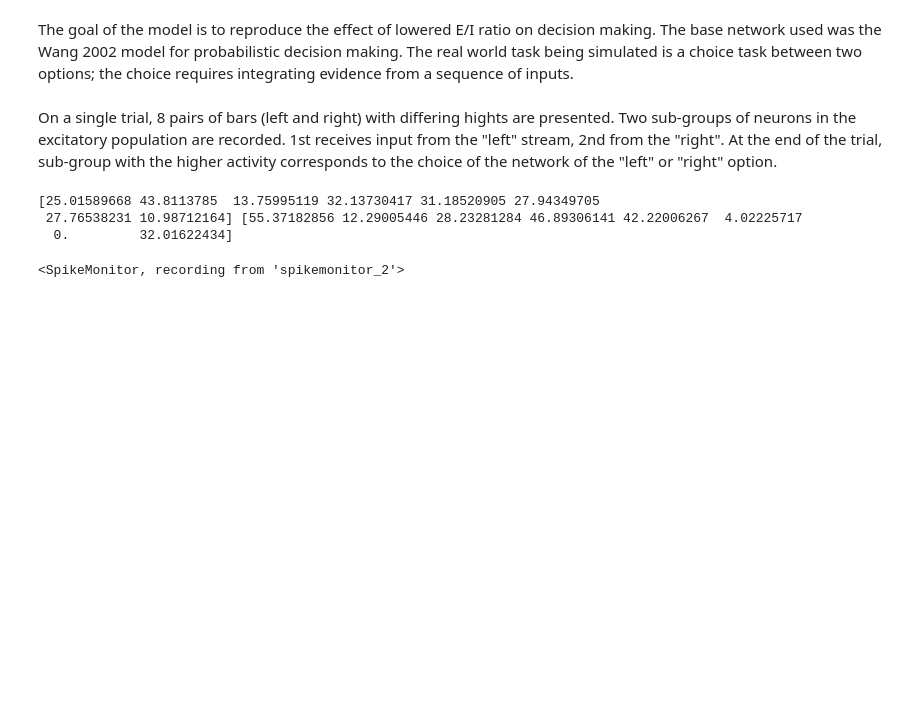
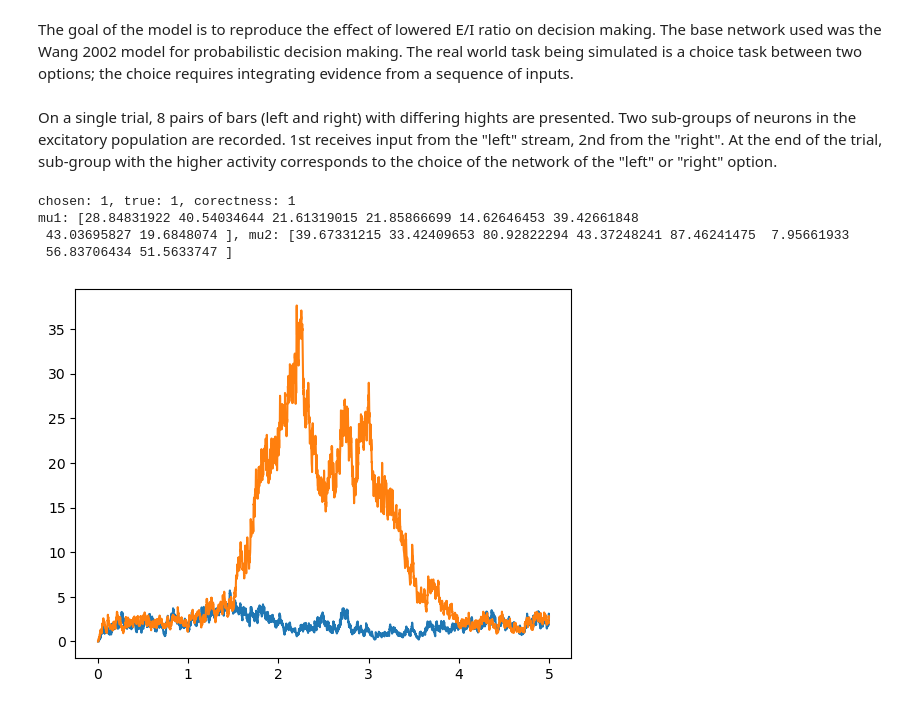
Before and after one commit to alessandrodipiano/brain-modelling-project, a Jupyter notebook: monkey_paper/run_model.ipynb, the cells around one changed output. Drawn from its saved outputs; the diff is of its cells as text; code cells hidden in the pictures; blank space fills up the shorter version.

Commit message:
added more graphs and measure of activity

```diff
--- a/monkey_paper/run_model.ipynb
+++ b/monkey_paper/run_model.ipynb
@@ -18,26 +18,15 @@ On a single trial, 8 pairs of bars (left and right) with differing hights are pr
 # %%
 n_trials = 1
 trials = create_input(n_trials)
-mu1, mu2 = mean_rate(trials[0])
-print(mu1, mu2)
+# each trial returns 0., 1. left and right input arrays
+#   2. index of the narrow array 3. index of correct choice 4. strength of evidence
+narrow_correct = np.array([trial[3] for trial in trials])
-# %% [output]
-[25.01589668 43.8113785  13.75995119 32.13730417 31.18520905 27.94349705
- 27.76538231 10.98712164] [55.37182856 12.29005446 28.23281284 46.89306141 42.22006267  4.02225717
-  0.         32.01622434]
-# %%
-pop1, pop2 = network(mu1, mu2)
-print(pop1)
-# %% [output]
-<SpikeMonitor, recording from 'spikemonitor_2'>
 # %%
-import numpy as np
-from brian2 import ms, second
-
 def find_r(SM, dt=0.001):
     """
     Computes time dependent firing rate using the causal exponential filter;
     INPUT: SM brian2 spike monitor; dt time bin length
-    OUTPUT:
+    OUTPUT: array of time points, array of associated spike rates
     """
     N = 240 #number of neurons in the recording
     sim_t = 5.0 #simulation time (s)
@@ -59,6 +48,27 @@ def find_r(SM, dt=0.001):
     time_vector = bin_edges[:-1]
 
     return time_vector, filtered_rate
-
-time_arr, rate_arr = find_r(pop1)
-#plt.plot(time_arr, rate_arr)
+# %%
+for trial in trials:
+    mu1, mu2 = mean_rate(trial)
+    pop1, pop2, R1, R2, E1, E2 = network(mu1, mu2) # spike monitors for both sub-groups
+
+    time1, rate1 = find_r(pop1)
+    time2, rate2 = find_r(pop2)
+
+    tot1 = np.sum(rate1)
+    tot2 = np.sum(rate2)
+
+    choice = int(tot1 < tot2)
+    correct = int(choice == trial[3])
+
+    plt.plot(time1, rate1)
+    plt.plot(time2, rate2)
+    print(f"chosen: {choice}, true: {trial[3]}, corectness: {correct}" )
+    print(f"mu1: {mu1}, mu2: {mu2}")
+# %% [output]
+chosen: 1, true: 1, corectness: 1
+mu1: [28.84831922 40.54034644 21.61319015 21.85866699 14.62646453 39.42661848
+ 43.03695827 19.6848074 ], mu2: [39.67331215 33.42409653 80.92822294 43.37248241 87.46241475  7.95661933
+ 56.83706434 51.5633747 ]
+[figure, added]
```
Also changed, not shown: parts of 2 cells of this notebook, 3 other files.
